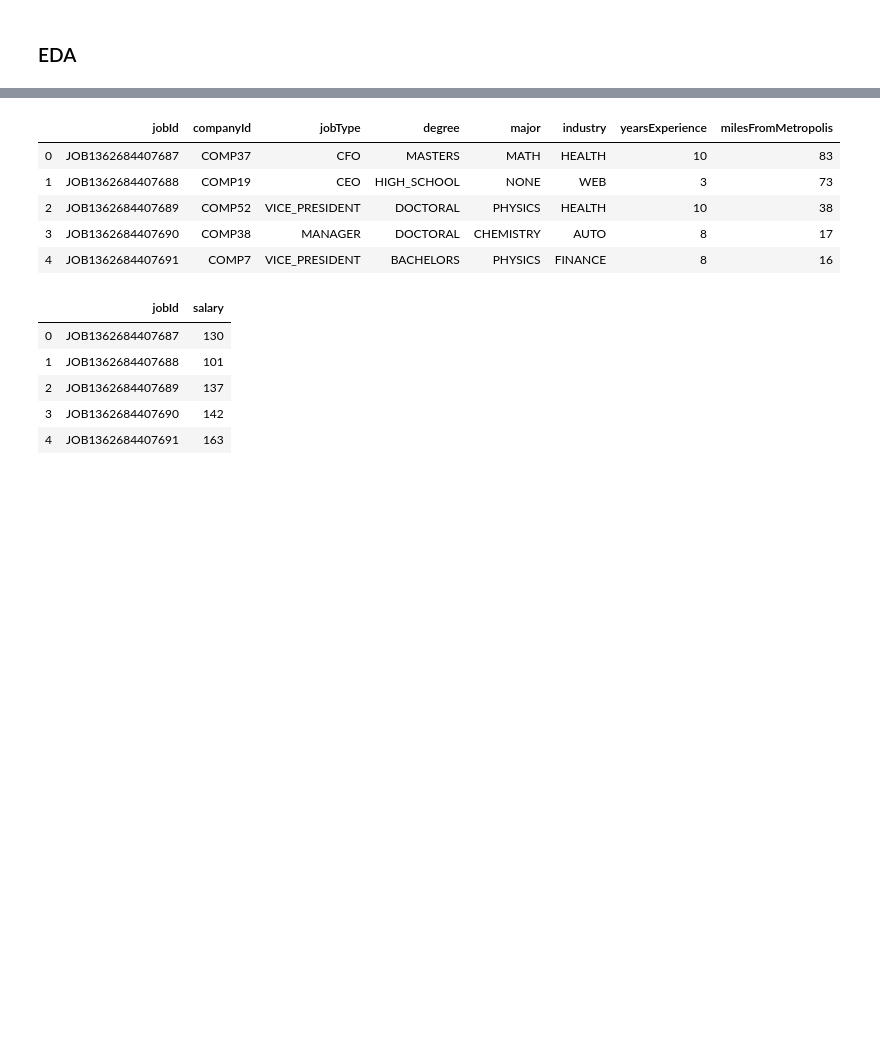
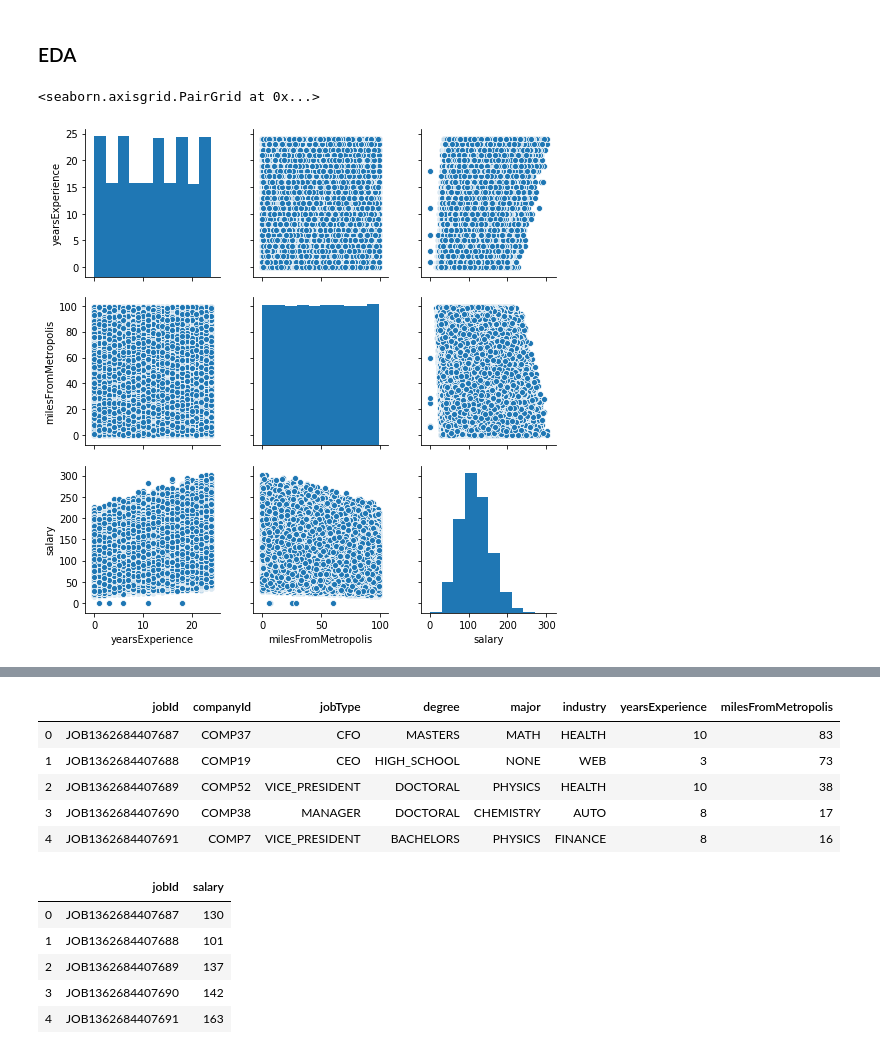
Before and after one commit to kirahman2/salarypredictionportfolio, a Jupyter notebook: Salary Prediction Notebook.ipynb, the cells around one changed output, grey strips where cells are left out. Drawn from its saved outputs; the diff is of its cells as text; code cells hidden in the pictures; blank space fills up the shorter version.

```diff
--- a/Salary Prediction Notebook.ipynb
+++ b/Salary Prediction Notebook.ipynb
@@ -517,5 +482,8 @@ class Boxplot:
         '''create title'''
         plt.title(title)
 # %%
-# sns.pairplot(data.train_eda)
+sns.pairplot(data.train_eda)
+# %% [output]
+<seaborn.axisgrid.PairGrid at 0x...>
+[figure, added]
 # %%
```
Also changed, not shown: parts of 17 cells of this notebook.
